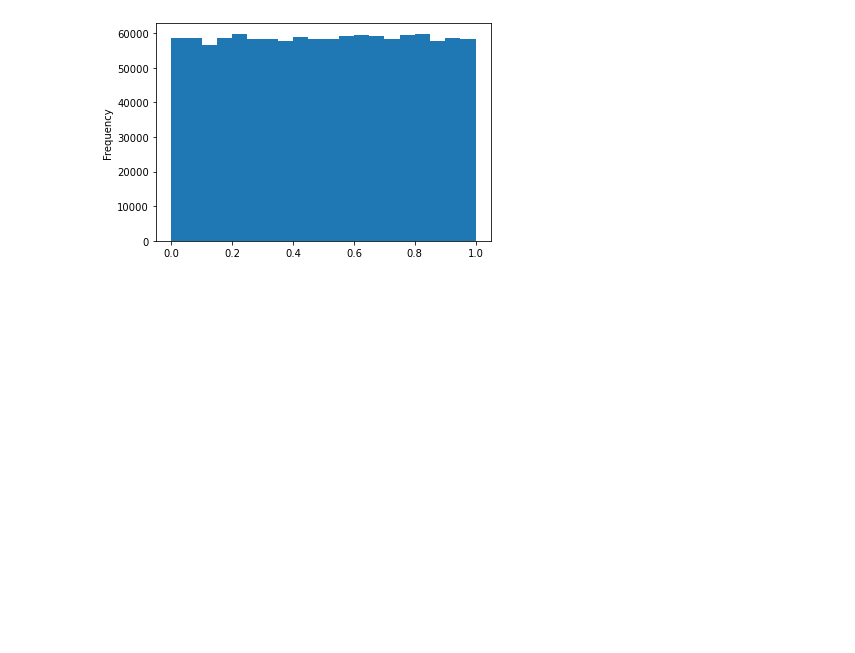
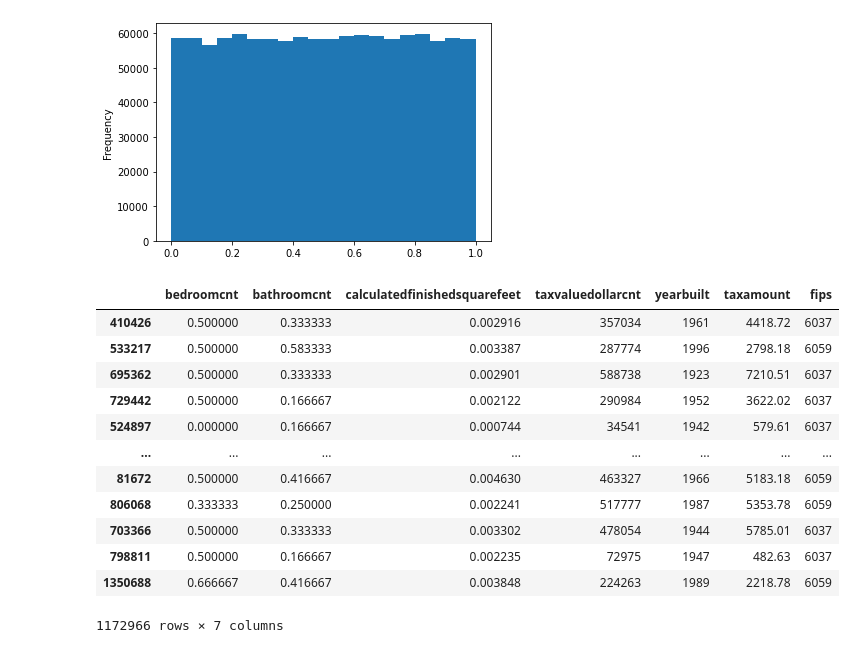
Before and after one commit to Saroj6632/Linear-Regression, a Jupyter notebook: scaling.ipynb, the cells around one changed output. Drawn from its saved outputs; the diff is of its cells as text; code cells hidden in the pictures; blank space fills up the shorter version.

Commit message:
function for scaling data

```diff
--- a/scaling.ipynb
+++ b/scaling.ipynb
@@ -152,5 +152,5 @@ x_train_quantile= quantile_transformer.fit_transform(x_train[scale_col])
 # %%
-quantile= pd.DataFrame(x_train_quantile, columns=scale_col)
+quantile= pd.DataFrame(train_quantile, columns=scale_col)
 quantile.head()
 # %% [output]
 |  | bathroomcnt | bedroomcnt | calculatedfinishedsquarefeet |
@@ -175,7 +175,7 @@ calculatedfinishedsquarefeet
 ### 4. Use the QuantileTransformer, but omit the output_distribution argument. Visualize your results. What do you notice?
 # %%
 quantile_transformer = sklearn.preprocessing.QuantileTransformer(random_state=123)
-x_train_quantile= quantile_transformer.fit_transform(x_train[scale_col])
+train_quantile= quantile_transformer.fit_transform(train[scale_col])
 # %%
 qt=pd.DataFrame(x_train_quantile, columns= scale_col)
 qt.head()
@@ -201,3 +201,44 @@ bedroomcnt
 [figure]
 calculatedfinishedsquarefeet
 [figure]
+# %%
+def scale_data(train, validate, test, scale_col=['bathroomcnt', 'bedroomcnt','calculatedfinishedsquarefeet'],return_scaler=False):
+    train_scaled= train.copy()
+    validate_scaled= validate.copy()
+    test_scaled= test.copy()
+
+    scaler= sklearn.preprocessing.MinMaxScaler()
+    scaler.fit(train[scale_col])
+
+    train_scaled[scale_col]= pd.DataFrame(scaler.transform(train[scale_col]),
+                                                  columns=train[scale_col].columns.values).set_index([train.index.values])
+
+    validate_scaled[scale_col] = pd.DataFrame(scaler.transform(validate[scale_col]),
+                                                  columns=validate[scale_col].columns.values).set_index([validate.index.values])
+
+    test_scaled[scale_col] = pd.DataFrame(scaler.transform(test[scale_col]),
+                                                 columns=test[scale_col].columns.values).set_index([test.index.values])
+
+
+    if return_scaler:
+        return scaler, train_scaled, validate_scaled, test_scaled
+    else:
+        return train_scaled, validate_scaled, test_scaled
+# %%
+scaler, train_scaled, validate_scaled, test_scaled = scale_data(train, validate, test, return_scaler=True)
+# %%
+train_scaled
+# %% [output]
+|  | bedroomcnt | bathroomcnt | calculatedfinishedsquarefeet | taxvaluedollarcnt | yearbuilt | taxamount | fips |
+| 410426 | 0.500000 | 0.333333 | 0.002916 | 357034 | 1961 | 4418.72 | 6037 |
+| 533217 | 0.500000 | 0.583333 | 0.003387 | 287774 | 1996 | 2798.18 | 6059 |
+| 695362 | 0.500000 | 0.333333 | 0.002901 | 588738 | 1923 | 7210.51 | 6037 |
+| 729442 | 0.500000 | 0.166667 | 0.002122 | 290984 | 1952 | 3622.02 | 6037 |
+| 524897 | 0.000000 | 0.166667 | 0.000744 | 34541 | 1942 | 579.61 | 6037 |
+| ... | ... | ... | ... | ... | ... | ... | ... |
+| 81672 | 0.500000 | 0.416667 | 0.004630 | 463327 | 1966 | 5183.18 | 6059 |
+| 806068 | 0.333333 | 0.250000 | 0.002241 | 517777 | 1987 | 5353.78 | 6059 |
+| 703366 | 0.500000 | 0.333333 | 0.003302 | 478054 | 1944 | 5785.01 | 6037 |
+| 798811 | 0.500000 | 0.166667 | 0.002235 | 72975 | 1947 | 482.63 | 6037 |
+| 1350688 | 0.666667 | 0.416667 | 0.003848 | 224263 | 1989 | 2218.78 | 6059 |
+1172966 rows × 7 columns
```
Also changed, not shown: parts of 10 cells of this notebook.
